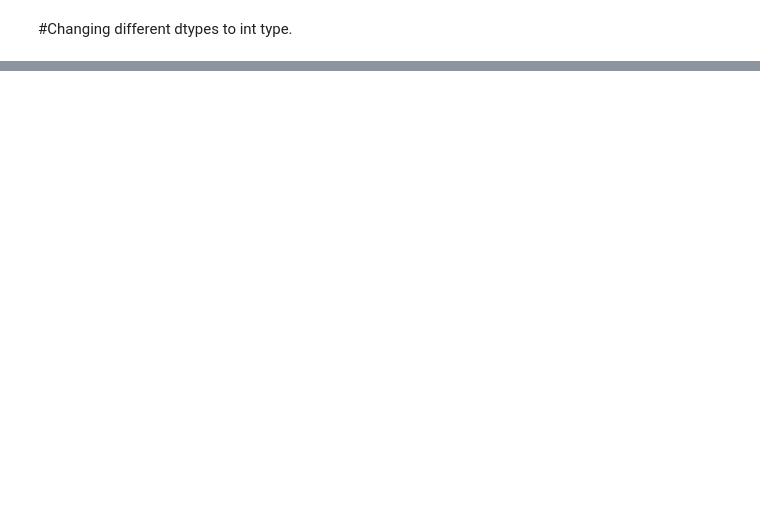
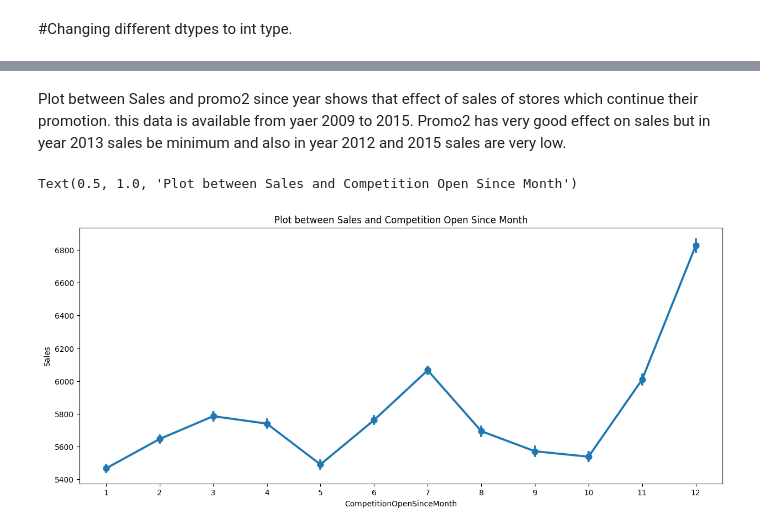
Before and after one commit to Kumarisimran626/S.K-Retail_sales_prediction, a Jupyter notebook: S_K_Retail_sales_prediction.ipynb, the cells around one changed output, grey strips where cells are left out. Saved outputs shown, nothing was run; the diff lists cells and outputs as text; code cells hidden in the pictures; blank space fills up the shorter version.

```diff
--- a/S_K_Retail_sales_prediction.ipynb
+++ b/S_K_Retail_sales_prediction.ipynb
@@ -324,0 +456,9 @@ memory usage: 147.5+ MB
+# %% [markdown]
+Plot between Sales and promo2 since year shows that effect of sales of stores which continue their promotion. this data is available from yaer 2009 to 2015. Promo2 has very good effect on sales but in year 2013 sales be minimum and also in year 2012 and 2015 sales are very low.
+# %%
+plt.figure(figsize=(15,6))
+sns.pointplot(x= 'CompetitionOpenSinceMonth', y= 'Sales', data=final_1)
+plt.title('Plot between Sales and Competition Open Since Month')
+# %% [output]
+Text(0.5, 1.0, 'Plot between Sales and Competition Open Since Month')
+[figure, added]
```
Also changed, not shown: parts of 32 cells of this notebook.
